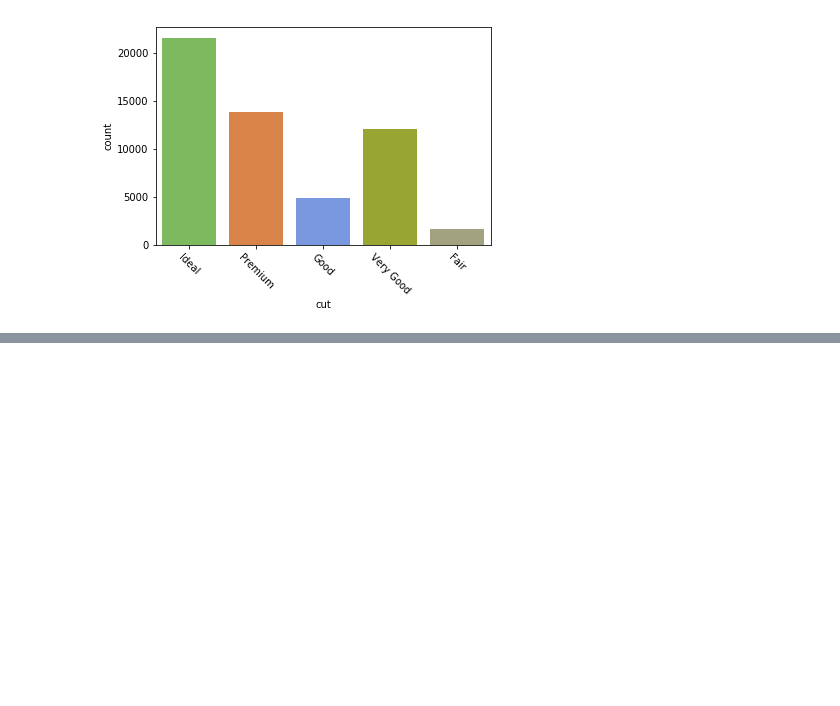
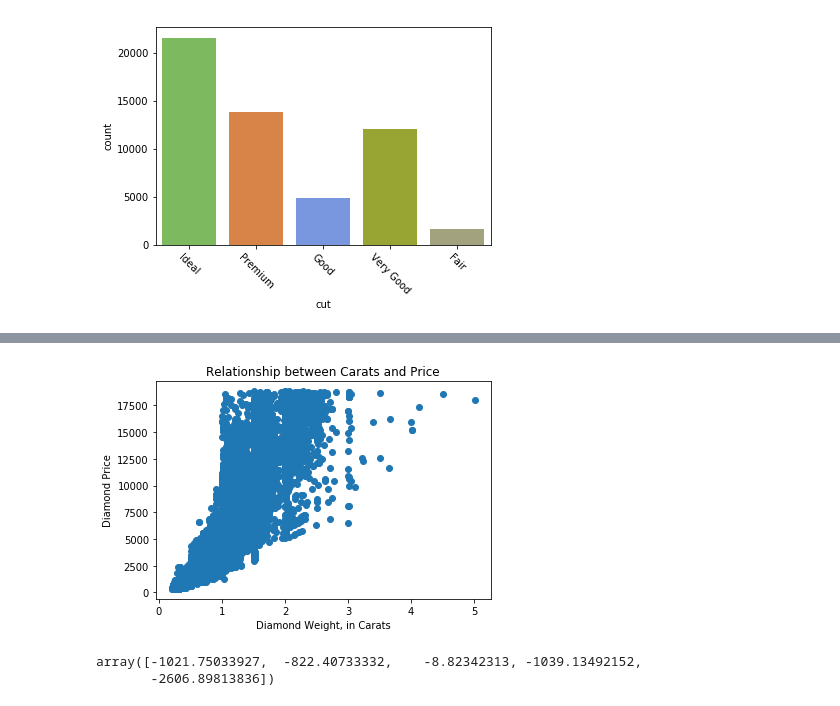
Before and after one commit to Oktay-Erten/DataAnalyticsBootcampMC_Dec2018, a Jupyter notebook: SubmitPracticeDiamonds.ipynb, the cells around one changed output, grey strips where cells are left out. Saved outputs shown, nothing was run; the diff lists cells and outputs as text; code cells hidden in the pictures; blank space fills up the shorter version.

```diff
--- a/SubmitPracticeDiamonds.ipynb
+++ b/SubmitPracticeDiamonds.ipynb
@@ -499,0 +585,4 @@ plt.xticks(rotation=-45)
+# %%
+# Remove depth because it's similar to z, depth.  Remove table because it's based upon width, y
+# We prefer truly INDEPENDENT variables.
+modeldf = df.drop(['depth','table'], axis=1)
@@ -499,0 +611,5 @@ plt.xticks(rotation=-45)
+# %%
+#change cut values to numbers
+# cut Describes  cut quality of the diamond. Quality :  Fair, Good, Very Good, Premium, Ideal
+modeldf['cut_num'] = modeldf['cut'].map({"Ideal": 1,"Premium": 2, "Very Good": 3, "Good": 4,"Fair": 5})
+modeldf.head()
@@ -499,0 +623,5 @@ plt.xticks(rotation=-45)
+# %%
+#change clarity values to numbers
+#Describes clarity quality of the diamond. Quality in descending order FL,IF, VVS1, VVS2, VS1, VS2, SI1, SI2, I1, I2, I3
+modeldf['clarity_num'] = modeldf['clarity'].map({"FL":1, "IF":2, "VVS1":3, "VVS2":4, "VS1":5, "VS2":6, "SI1":7, "SI2":8, "I1":9, "I2":10, "I3":11})
+modeldf.head()
@@ -499,0 +635,4 @@ plt.xticks(rotation=-45)
+# %%
+#color - Color of the diamond, with D being the best and J the worst
+modeldf['color_num'] = modeldf['color'].map({"D":1, "E":2, "F":3, "G":4, "H":5, "I":6, "J":7})
+modeldf.head()
@@ -499,0 +702,13 @@ plt.xticks(rotation=-45)
+# %%
+plt.scatter(modeldf.carat, modeldf.price)
+plt.xlabel("Diamond Weight, in Carats")
+plt.ylabel("Diamond Price")
+plt.title("Relationship between Carats and Price")
+plt.show()
+# %% [output]
+[figure, added]
+# %%
+lm.predict(X)[0:5]
+# %% [output]
+array([-1021.75033927,  -822.40733332,    -8.82342313, -1039.13492152,
+       -2606.89813836])
```
Also changed, not shown: parts of 31 cells of this notebook.
